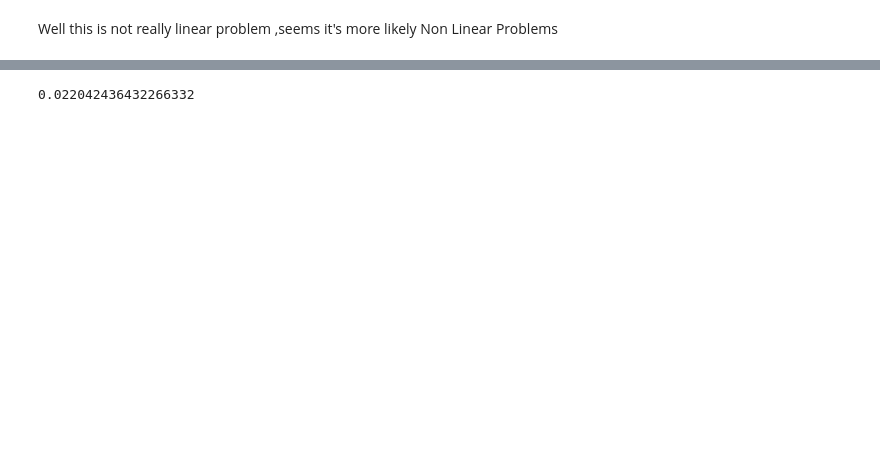
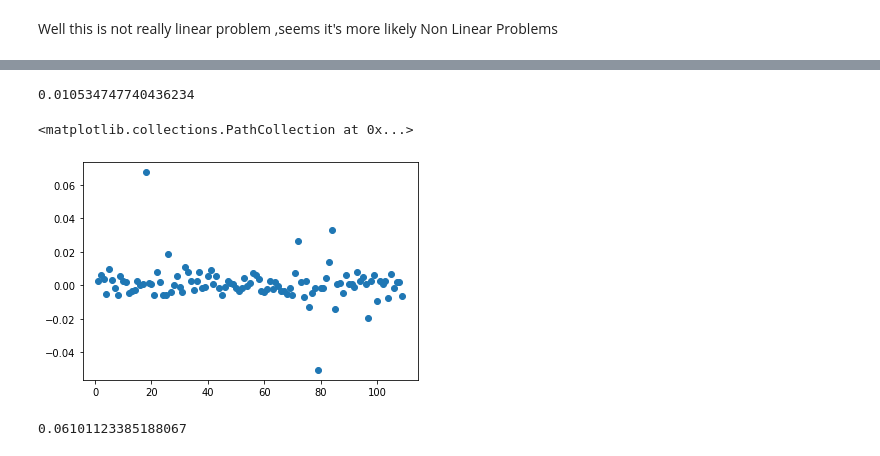
Before and after one commit to Xwyzworms/Regression, a Jupyter notebook: FinalProjectRegression2.ipynb, the cells around one changed output, grey strips where cells are left out. Cells and saved outputs as stored; diff of their text form; code cells hidden in the pictures; blank space fills up the shorter version.

```diff
--- a/FinalProjectRegression2.ipynb
+++ b/FinalProjectRegression2.ipynb
@@ -186,8 +193,12 @@ np.sqrt(mse(y_test,y_pred))
 # %%
 rf = RandomForestRegressor(n_estimators=100,max_depth = 12 , min_samples_leaf = 1, min_samples_split = 15)
 rf.fit(x_train,y_train)
 y_pred = rf.predict(x_test)
 from sklearn.metrics import mean_squared_error as mse
-np.sqrt(mse(y_test,y_pred))
+print(np.sqrt(mse(y_test,y_pred)))
+c = [i for i in range(1,110,1)]
+plt.scatter(c,y_test - y_pred)
 # %% [output]
-0.022042436432266332
+0.010534747740436234
+<matplotlib.collections.PathCollection at 0x...>
+[figure, added]
@@ -195,0 +205,9 @@ np.sqrt(mse(y_test,y_pred))
+# %%
+from sklearn.linear_model import LinearRegression
+Model_linear = LinearRegression()
+Model_linear.fit(x_train,y_train)
+y_pred = Model_linear.predict(x_test)
+from sklearn.metrics import mean_squared_error as mse
+np.sqrt(mse(y_test,y_pred))
+# %% [output]
+0.06101123385188067
```
Also changed, not shown: parts of 15 cells of this notebook.
